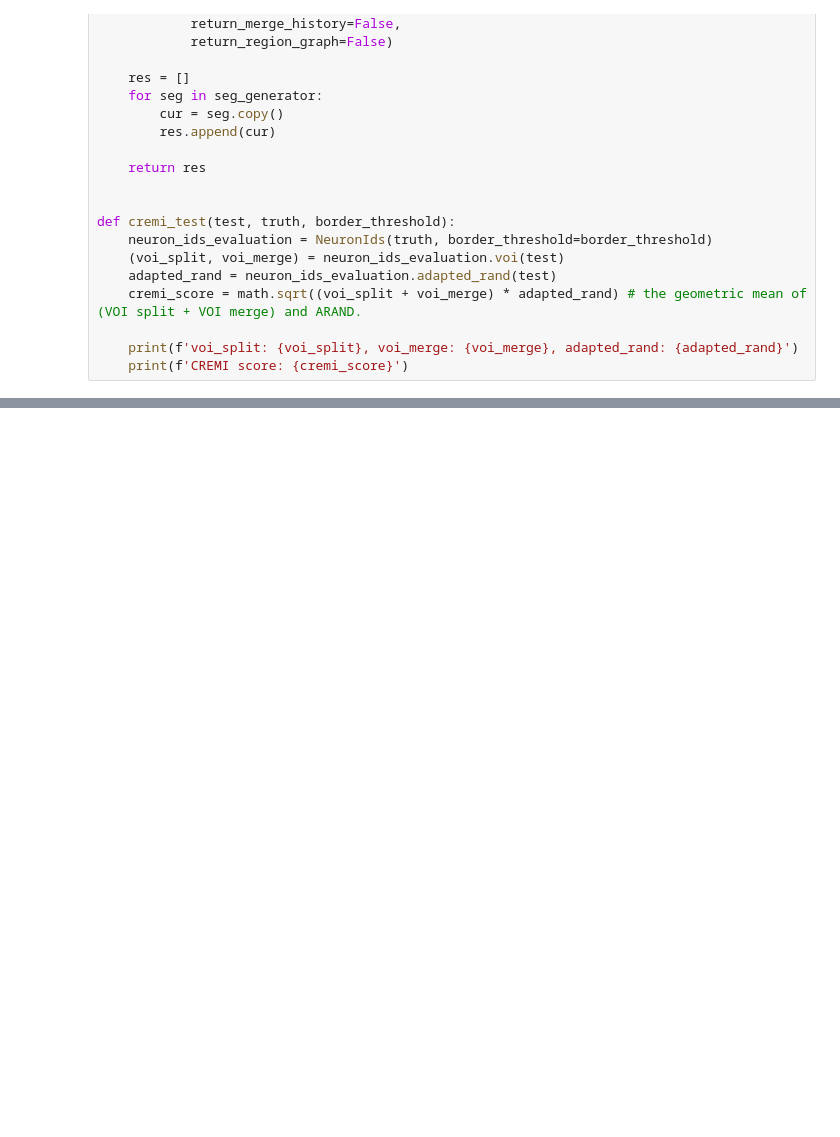
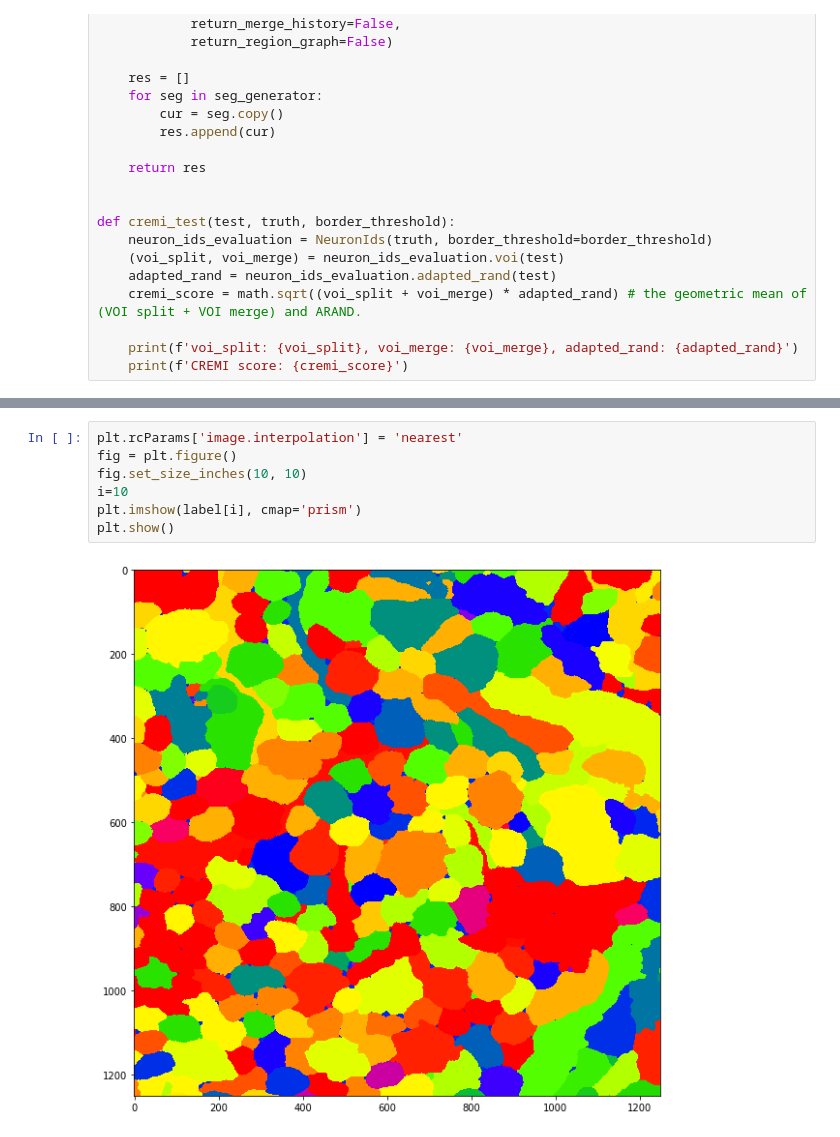
Before and after one commit to image-infomatics/neutorch, a Jupyter notebook: neutorch/notebooks/affinity_2_seg.ipynb, the cells around one changed output, grey strips where cells are left out. Saved outputs shown, nothing was run; the diff lists cells and outputs as text; blank space fills up the shorter version.

```diff
--- a/neutorch/notebooks/affinity_2_seg.ipynb
+++ b/neutorch/notebooks/affinity_2_seg.ipynb
@@ -206,0 +222,9 @@ CREMI score: 1.886395457292252
+# %%
+plt.rcParams['image.interpolation'] = 'nearest'
+fig = plt.figure()
+fig.set_size_inches(10, 10)
+i=10
+plt.imshow(label[i], cmap='prism')
+plt.show()
+# %% [output]
+[figure, added]
```
Also changed, not shown: parts of 7 cells of this notebook, 3 other files.
